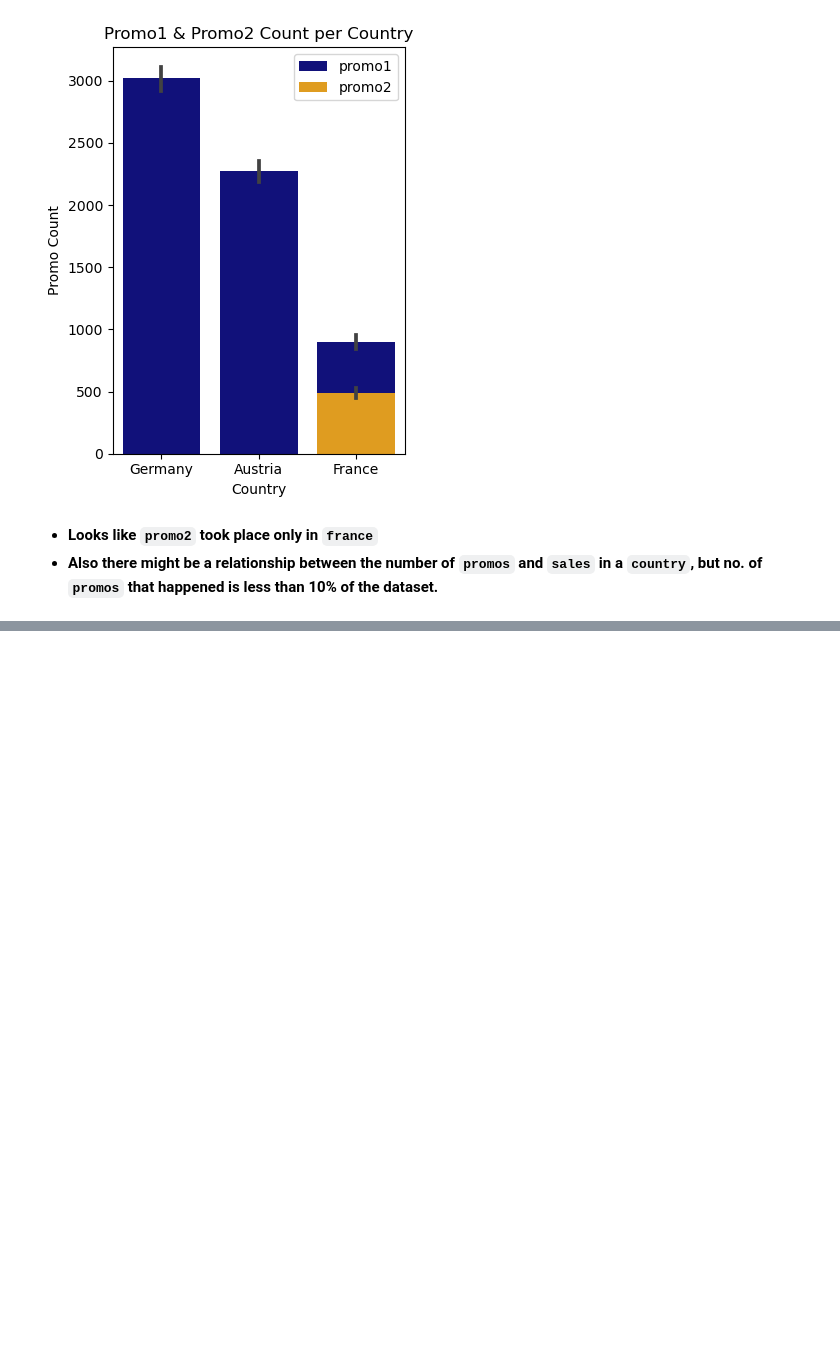
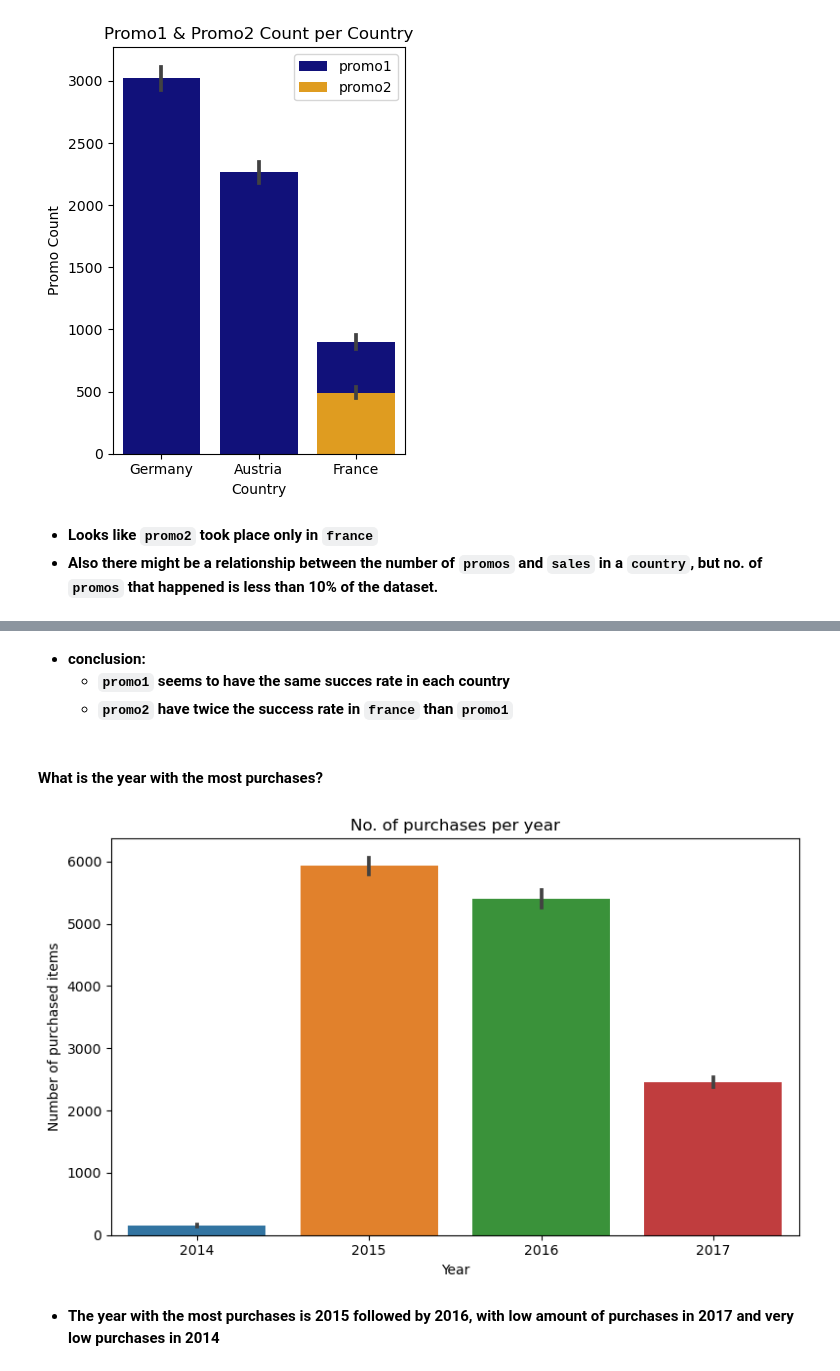
Before and after one commit to AlyAEE/Sports-Wear-Group-Classification-Project, a Jupyter notebook: Notebooks/02.ExploratoryDataAnalysis.ipynb, the cells around one changed output, grey strips where cells are left out. Saved outputs shown, nothing was run; the diff lists cells and outputs as text; code cells hidden in the pictures; blank space fills up the shorter version.

```diff
--- a/Notebooks/02.ExploratoryDataAnalysis.ipynb
+++ b/Notebooks/02.ExploratoryDataAnalysis.ipynb
@@ -869,0 +227,23 @@ plt.show()
+# %% [markdown]
+- **conclusion:**
+    - **`promo1` seems to have the same succes rate in each country**
+    - **`promo2` have twice the success rate in `france` than `promo1`**
+# %% [markdown]
+#### What is the year with the most purchases?
+# %%
+# plot a bar plot to compute how many purchases done in each year
+plt.figure(figsize=(8, 5))
+
+sns.barplot(data=df, x='year',y='label',estimator='sum')
+
+plt.xlabel('Year')
+plt.ylabel('Number of purchased items')
+plt.title('No. of purchases per year')
+plt.tight_layout()
+
+save_fig('9-purchases_per_year')
+plt.show()
+# %% [output]
+[figure, added]
+# %% [markdown]
+- **The year with the most purchases is 2015 followed by 2016, with low amount of purchases in 2017 and very low purchases in 2014**
```
Also changed, not shown: parts of 90 cells of this notebook, 14 other files.
